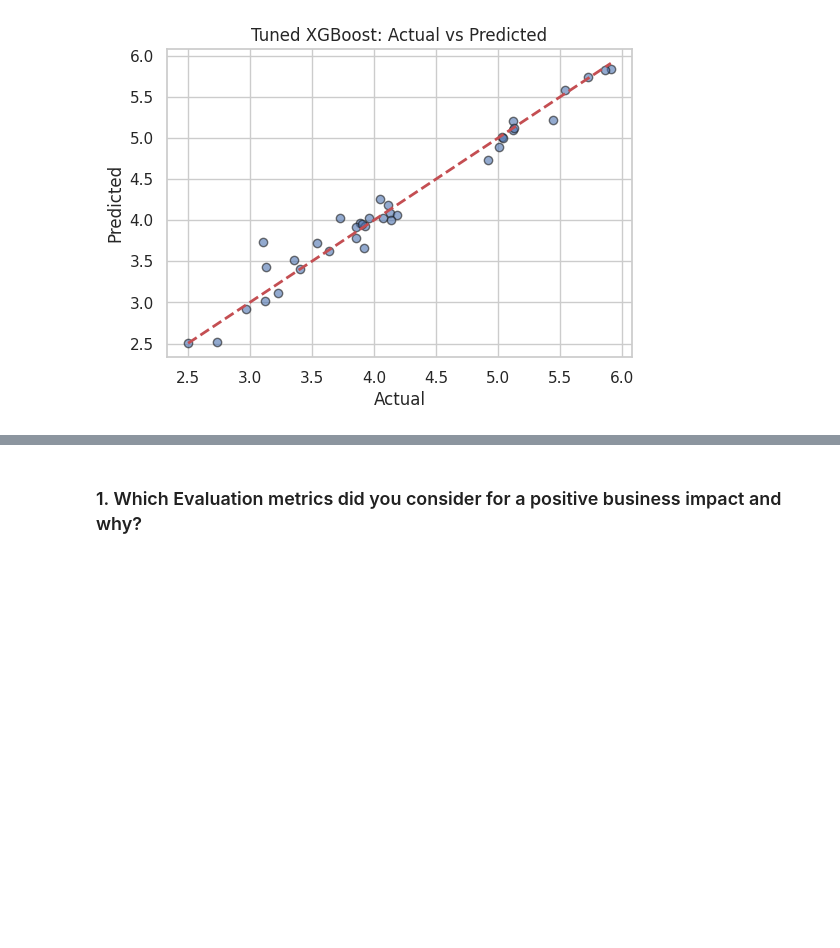
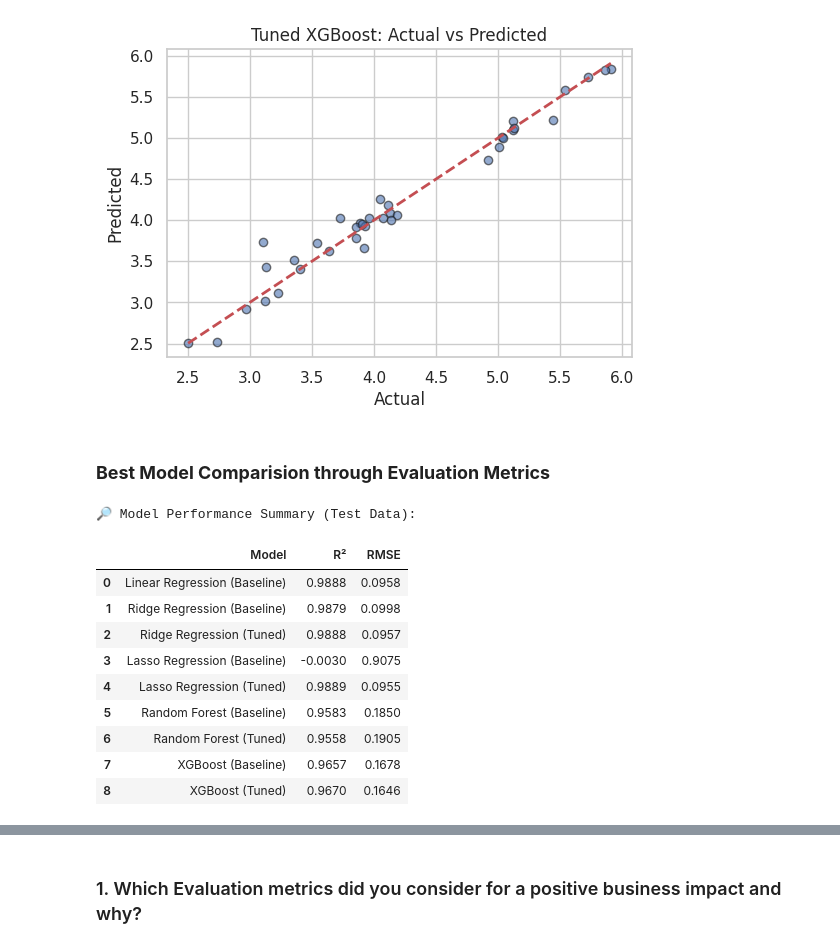
Before and after one commit to PKalyani1994/Regression_Project, a Jupyter notebook: KALYANI_ML_PROJECT.ipynb, the cells around one changed output, grey strips where cells are left out. Drawn from its saved outputs; the diff is of its cells as text; code cells hidden in the pictures; blank space fills up the shorter version.

Commit message:
Best Model Recommendation

```diff
--- a/KALYANI_ML_PROJECT.ipynb
+++ b/KALYANI_ML_PROJECT.ipynb
@@ -1113,3 +1113,64 @@ plt.show()
 # %% [output]
 Tuned XGBoost → R²=0.9670, RMSE=0.1646
 [figure]
+# %% [markdown]
+### **Best Model Comparision through Evaluation Metrics**
+# %%
+# Collect results
+results = {
+    "Model": [
+        "Linear Regression (Baseline)",
+        "Ridge Regression (Baseline)",
+        "Ridge Regression (Tuned)",
+        "Lasso Regression (Baseline)",
+        "Lasso Regression (Tuned)",
+        "Random Forest (Baseline)",
+        "Random Forest (Tuned)",
+        "XGBoost (Baseline)",
+        "XGBoost (Tuned)"
+    ],
+    "R²": [
+        r2_lin,
+        r2_base,
+        r2_best,
+        r2_lasso_base,
+        r2_lasso_best,
+        r2_rf_base,
+        r2_rf_best,
+        r2_xgb_base,
+        r2_xgb_best
+    ],
+    "RMSE": [
+        rmse_lin,
+        rmse_base,
+        rmse_best,
+        rmse_lasso_base,
+        rmse_lasso_best,
+        rmse_rf_base,
+        rmse_rf_best,
+        rmse_xgb_base,
+        rmse_xgb_best
+    ]
+}
+
+# Convert to DataFrame
+summary_df = pd.DataFrame(results)
+
+# Round values for clean display
+summary_df["R²"] = summary_df["R²"].round(4)
+summary_df["RMSE"] = summary_df["RMSE"].round(4)
+
+print("\n🔎 Model Performance Summary (Test Data):")
+display(summary_df)
+# %% [output]
+🔎 Model Performance Summary (Test Data):
+|  | Model | R² | RMSE |
+| 0 | Linear Regression (Baseline) | 0.9888 | 0.0958 |
+| 1 | Ridge Regression (Baseline) | 0.9879 | 0.0998 |
+| 2 | Ridge Regression (Tuned) | 0.9888 | 0.0957 |
+| 3 | Lasso Regression (Baseline) | -0.0030 | 0.9075 |
+| 4 | Lasso Regression (Tuned) | 0.9889 | 0.0955 |
+| 5 | Random Forest (Baseline) | 0.9583 | 0.1850 |
+| 6 | Random Forest (Tuned) | 0.9558 | 0.1905 |
+| 7 | XGBoost (Baseline) | 0.9657 | 0.1678 |
+| 8 | XGBoost (Tuned) | 0.9670 | 0.1646 |
```
Also changed, not shown: parts of 1 cell of this notebook.
